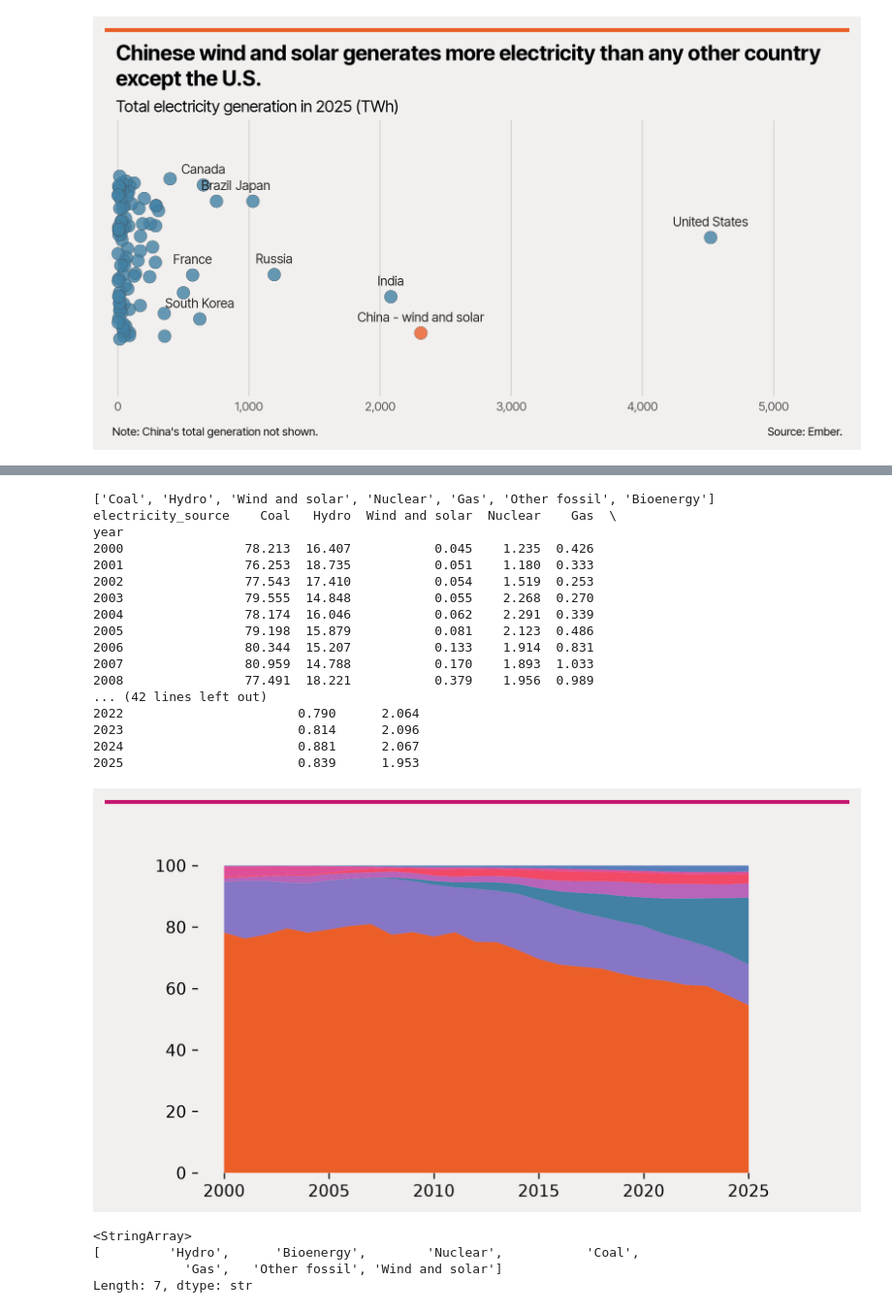
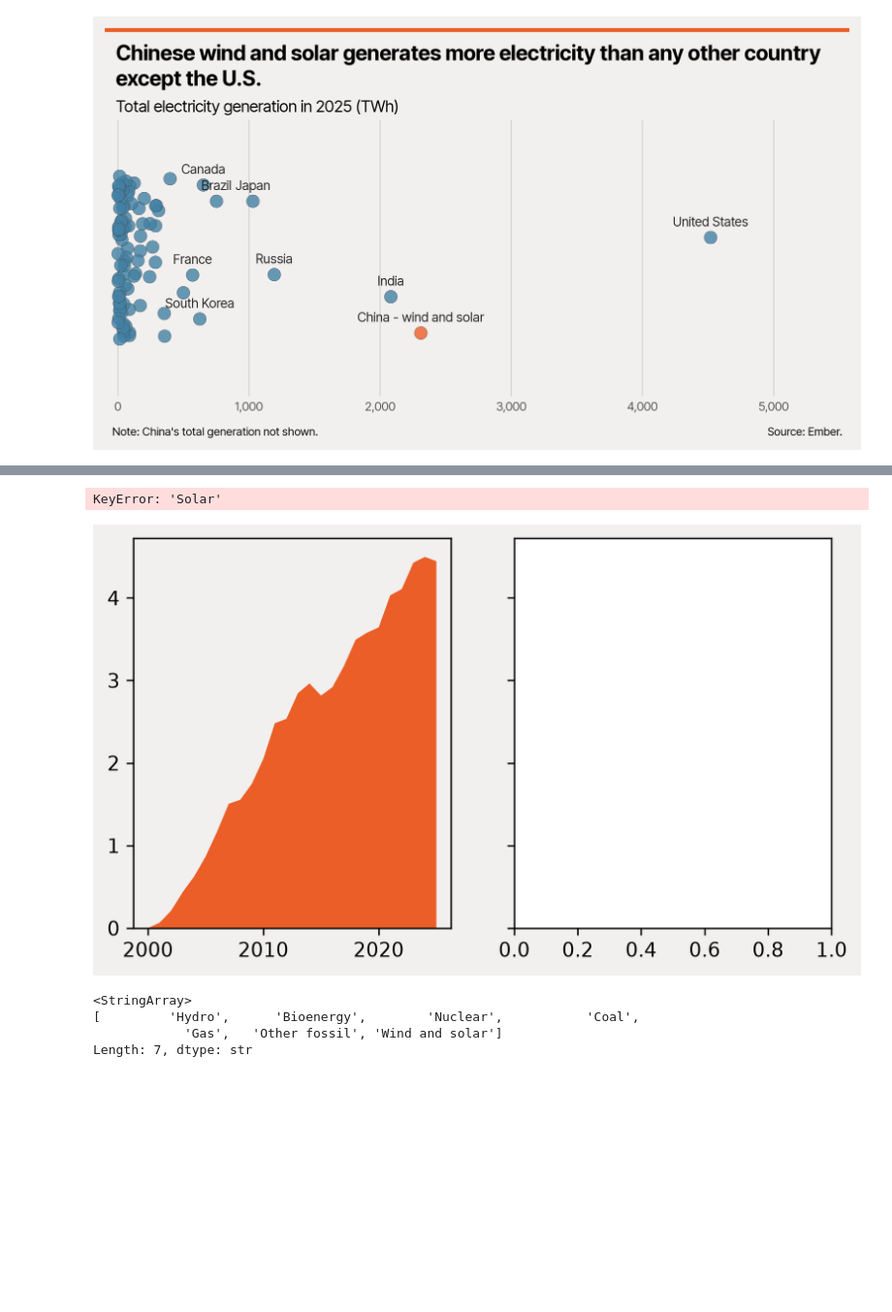
Before and after one commit to TurnerHaa/chinaEnergy, a Jupyter notebook: chinaEnergy.ipynb, the cells around one changed output, grey strips where cells are left out. Shown at 97% size. Saved outputs shown, nothing was run; the diff lists cells and outputs as text; code cells hidden in the pictures; blank space fills up the shorter version.

Commit message:
Added coal/solar change data

```diff
--- a/chinaEnergy.ipynb
+++ b/chinaEnergy.ipynb
@@ -248,80 +245,71 @@ text_colour = "#3E4147"
 
 # create figure and axes
 
-fig, ax = plt.subplots(figsize=figsize, dpi=dpi)
+fig, (ax1, ax2) = plt.subplots(1, 2, figsize=figsize, dpi=dpi, sharey=True)
 
 fig.set_facecolor(background)
-ax.patch.set_facecolor(background)
+ax1.patch.set_facecolor(background)
 
 
 # palette
 palette = {
     'Coal':'#eb5e28',
     'Hydro':'#8775c5',
-    'Wind and solar':'#4281a4',
+    'Wind':'#4281a4',
+    'Solar': '#b864ba',
     'Nuclear':'#b864ba',
     'Gas':'#f24966',
     'Bioenergy':'#597ebc',
     'Other fossil':'#df4f98',
 }
 
 # print(china_mix_wide)
 
 # set bar order
-category_order = (
-    china_mix_wide.sum()
-    .sort_values(ascending=False)
-    .index.tolist()
+# category_order = (
+#     coal.sum()
+#     .sort_values(ascending=False)
+#     .index.tolist()
+# )
+
+# coal = coal[category_order]
+
+# create plot
+ax1.stackplot(
+    coal['year'],
+    coal['change_2000'],
+    labels=coal.columns,
+    colors=palette['Coal']
 )
 
-china_mix_wide = china_mix_wide[category_order]
-
-# create plot
-ax.stackplot(
-    china_mix_wide.index,
-    china_mix_wide.T,
-    labels=china_mix_wide.columns,
-    colors=[palette[col] for col in china_mix_wide.columns]
+ax2.stackplot(
+    solar['year'],
+    solar['change_2000'],
+    colors=palette['Solar']
 )
 
 # remove spines around outside of plot
 for spine in ax.spines.values():
     spine.set_visible(False)
 
 # create top rectangle
 rect = mpl.patches.Rectangle(
     (0, 0.99), 1, 0.01,
     transform=fig.transFigure,
     facecolor='#C7156D',
     edgecolor='none'
 )
 
 fig.add_artist(rect)
 
 # save figure
 fig.savefig("energy_mix.png", dpi=dpi, facecolor=fig.get_facecolor())
 
 # show figure
 plt.show()
 # %% [output]
-['Coal', 'Hydro', 'Wind and solar', 'Nuclear', 'Gas', 'Other fossil', 'Bioenergy']
-electricity_source    Coal   Hydro  Wind and solar  Nuclear    Gas  \
-year
-2000                78.213  16.407           0.045    1.235  0.426
-2001                76.253  18.735           0.051    1.180  0.333
-2002                77.543  17.410           0.054    1.519  0.253
-2003                79.555  14.848           0.055    2.268  0.270
-2004                78.174  16.046           0.062    2.291  0.339
-2005                79.198  15.879           0.081    2.123  0.486
-2006                80.344  15.207           0.133    1.914  0.831
-2007                80.959  14.788           0.170    1.893  1.033
-2008                77.491  18.221           0.379    1.956  0.989
-... (42 lines left out)
-2022                       0.790      2.064
-2023                       0.814      2.096
-2024                       0.881      2.067
-2025                       0.839      1.953
+KeyError: 'Solar'
-[figure, old version]
+[figure, new version]
 # %%
 china_mix['electricity_source'].unique()
 # %% [output]
```
Also changed, not shown: parts of 1 cell of this notebook, 1 other file.
